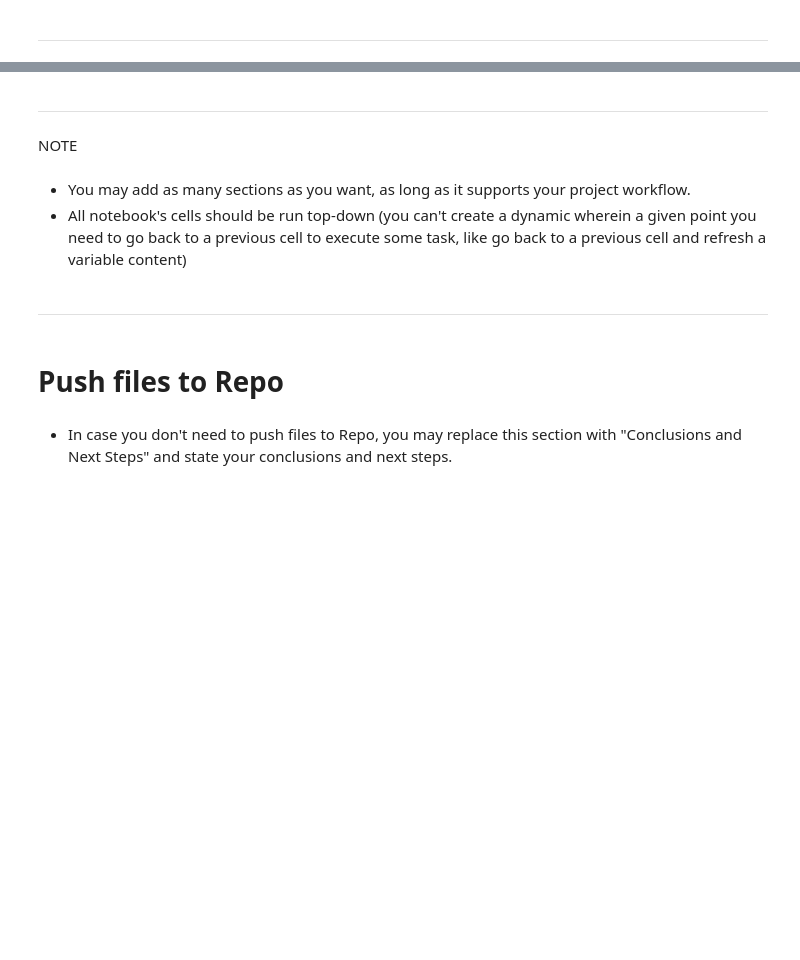
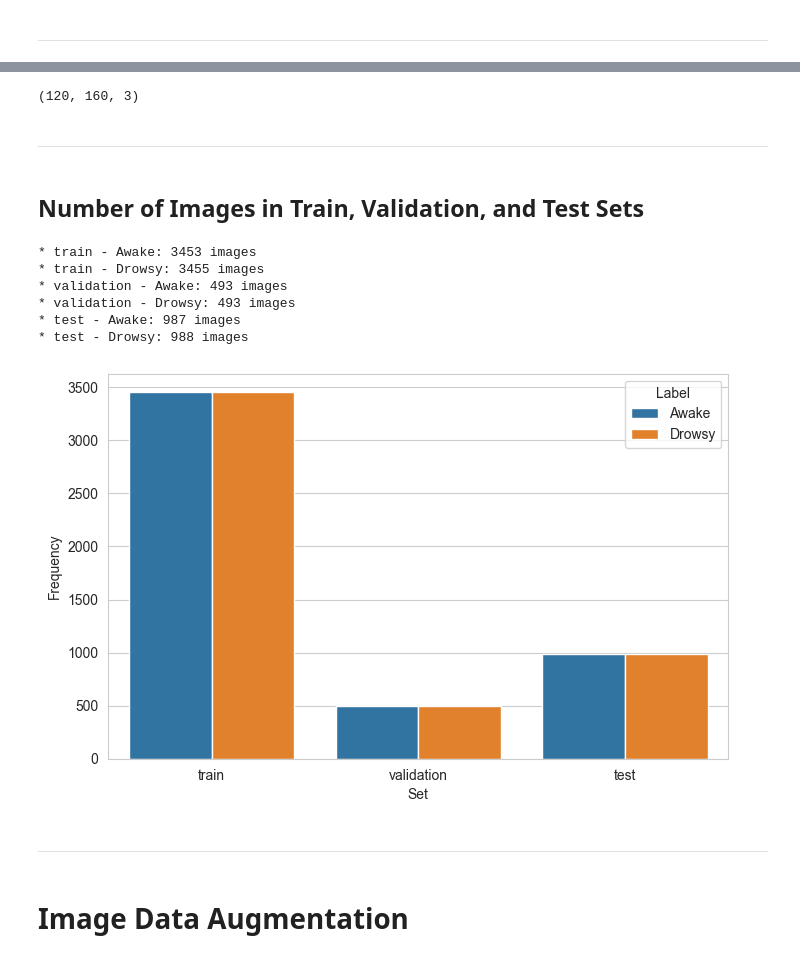
Before and after one commit to cmjimerson1s/ml_pp5_drowsiness_detector, a Jupyter notebook: jupyter_notebooks/Modeling&Evaluation.ipynb, the cells around one changed output, grey strips where cells are left out. Drawn from its saved outputs; the diff is of its cells as text; code cells hidden in the pictures; blank space fills up the shorter version.

Commit message:
Plot subset image data and augment dataset for training

```diff
--- a/jupyter_notebooks/Modeling&Evaluation.ipynb
+++ b/jupyter_notebooks/Modeling&Evaluation.ipynb
@@ -59,2 +57,7 @@ Section 1 content
+# %%
+my_data_dir = r'inputs\drowsiness'
+train_path = my_data_dir + '/train'
+val_path = my_data_dir + '/validation'
+test_path = my_data_dir + '/test'
 # %% [markdown]
 ---
@@ -64,0 +81,3 @@ Section 2 content
+# %%
+labels = os.listdir(train_path)
+print('Label for the images are', labels)
@@ -65,13 +88,41 @@ Section 2 content
+# %%
+import joblib
+version = 'v3'
+image_shape = joblib.load(filename=f"outputs/{version}/image_shape.pkl")
+image_shape
+# %% [output]
+(120, 160, 3)
 # %% [markdown]
 ---
-# %% [markdown]
-NOTE
-# %% [markdown]
-* You may add as many sections as you want, as long as it supports your project workflow.
-* All notebook's cells should be run top-down (you can't create a dynamic wherein a given point you need to go back to a previous cell to execute some task, like go back to a previous cell and refresh a variable content)
+# %% [markdown]
+## Number of Images in Train, Validation, and Test Sets
+# %%
+df_freq = pd.DataFrame([])
+
+for folder in ['train', 'validation', 'test']:
+    for label in labels:
+        num_images = len(os.listdir(os.path.join(my_data_dir, folder, label)))
+        df_freq = pd.concat([df_freq,
+                            pd.DataFrame({'Set': [folder],
+                                          'Label': [label],
+                                          'Frequency': [num_images]})],
+                            ignore_index=True)
+
+        print(f"* {folder} - {label}: {num_images} images")
+
+print("\n")
+sns.set_style("whitegrid")
+plt.figure(figsize=(8, 5))
+sns.barplot(data=df_freq, x='Set', y='Frequency', hue='Label')
+plt.savefig(f'{file_path}/labels_distribution.png', bbox_inches='tight', dpi=150)
+plt.show()
+# %% [output]
+* train - Awake: 3453 images
+* train - Drowsy: 3455 images
+* validation - Awake: 493 images
+* validation - Drowsy: 493 images
+* test - Awake: 987 images
+* test - Drowsy: 988 images
+[figure, added]
 # %% [markdown]
 ---
-# %% [markdown]
-# Push files to Repo
-# %% [markdown]
-* In case you don't need to push files to Repo, you may replace this section with "Conclusions and Next Steps" and state your conclusions and next steps.
@@ -84,0 +129,2 @@ except Exception as e:
+# %% [markdown]
+# Image Data Augmentation
```
Also changed, not shown: parts of 31 cells of this notebook, 2 other files.
